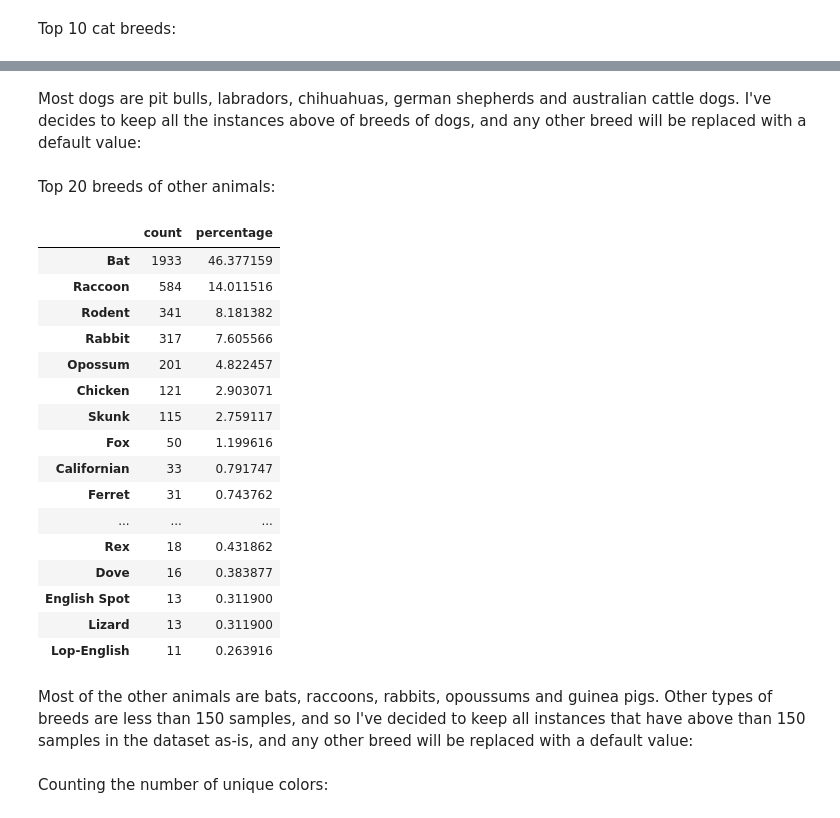
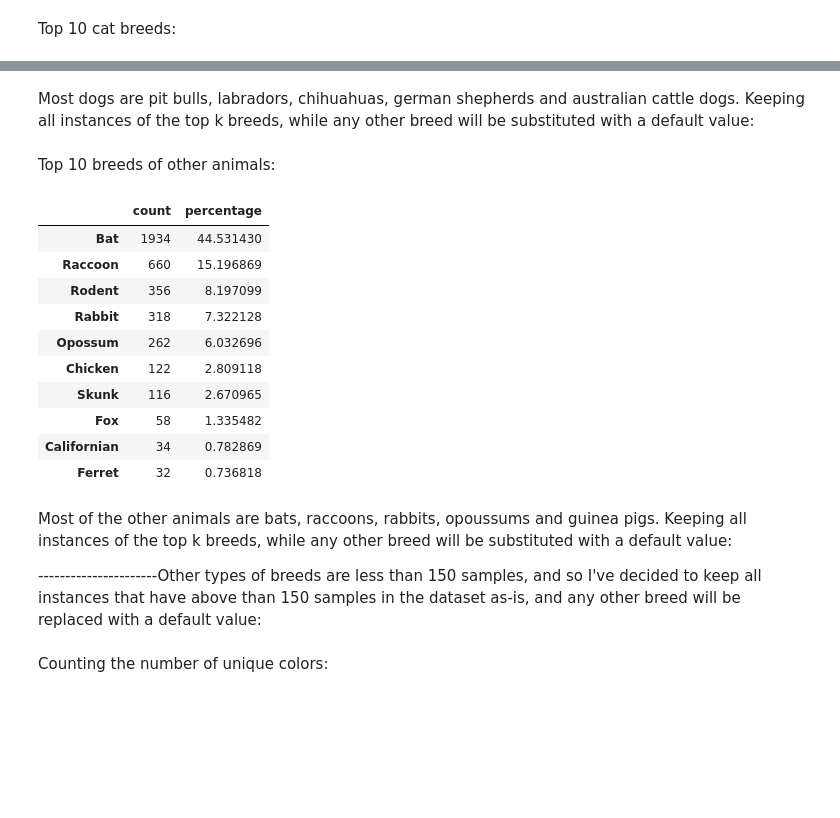
Before and after one commit to Darmendel/TDS-project, a Jupyter notebook: Final Pipeline.ipynb, the cells around one changed output, grey strips where cells are left out. Cells and saved outputs as stored; diff of their text form; code cells hidden in the pictures; blank space fills up the shorter version.

```diff
--- a/Final Pipeline.ipynb
+++ b/Final Pipeline.ipynb
@@ -722,7 +738,7 @@ df['color2'].fillna(default_color, inplace=True)
 df.drop(columns=['color'], inplace=True)
 
 # Rearrange the columns
-column_order = ['age_upon_outcome', 'animal_id', 'animal_type', 'breed', 'color1', 'color2',
+column_order = ['age_range', 'animal_id', 'animal_type', 'breed', 'color1', 'color2',
                 'outcome_year', 'outcome_month', 'outcome_date', 'outcome_weekday', 'outcome_hour',
                 'is_named', 'outcome_subtype', 'outcome_type', 'sex', 'spayed_neutered']
 df = df[column_order]
@@ -745,7 +761,7 @@ Adding a new column 'mixed_breed' (to identify if an animal is mixed breed or no
 df['mixed_breed'] = np.where(df['breed'].str.contains('Mix'), 'Yes', 'No')
 
 # Rearrange the columns
-column_order = ['age_upon_outcome', 'animal_id', 'animal_type', 'breed', 'mixed_breed', 'color1', 'color2',
+column_order = ['age_range', 'animal_id', 'animal_type', 'breed', 'mixed_breed', 'color1', 'color2',
                 'outcome_year', 'outcome_month', 'outcome_date', 'outcome_weekday', 'outcome_hour', 'is_named',
                 'outcome_subtype', 'outcome_type', 'sex', 'spayed_neutered']
 df = df[column_order]
@@ -805,3 +823,3 @@ Most cats are domestic shorthairs, domestic mediumhairs, domestic longhairs or s
 # %%
-df = set_top_k_breeds(df, 'Cat', 'Other Cat Breed', 4)
+df = set_top_k_breeds(df, 'Cat', 'Other Cat Breed', breed_counts[0])
 # %% [markdown]
@@ -830,30 +842,26 @@ top_k_dog_breeds.head(30)
 # %% [markdown]
-Most dogs are pit bulls, labradors, chihuahuas, german shepherds and australian cattle dogs. I've decides to keep all the instances above of breeds of dogs, and any other breed will be replaced with a default value:
+Most dogs are pit bulls, labradors, chihuahuas, german shepherds and australian cattle dogs. Keeping all instances of the top k breeds, while any other breed will be substituted with a default value:
 # %%
-df = set_top_k_breeds(df, 'Dog', 'Other Dog Breed', 30)
+df = set_top_k_breeds(df, 'Dog', 'Other Dog Breed', breed_counts[1])
 # %% [markdown]
-Top 20 breeds of other animals:
+Top 10 breeds of other animals:
 # %%
-top_k_other_breeds = pd.DataFrame(get_top_k(df, 'breed', 'Other', 20))
-top_k_other_breeds.head(20)
+top_k_other_breeds = pd.DataFrame(get_top_k(df, 'breed', 'Other', k))
+top_k_other_breeds.head(k)
 # %% [output]
 |  | count | percentage |
-| Bat | 1933 | 46.377159 |
-| Raccoon | 584 | 14.011516 |
-| Rodent | 341 | 8.181382 |
-| Rabbit | 317 | 7.605566 |
-| Opossum | 201 | 4.822457 |
-| Chicken | 121 | 2.903071 |
-| Skunk | 115 | 2.759117 |
-| Fox | 50 | 1.199616 |
-| Californian | 33 | 0.791747 |
-| Ferret | 31 | 0.743762 |
-| ... | ... | ... |
-| Rex | 18 | 0.431862 |
-| Dove | 16 | 0.383877 |
-| English Spot | 13 | 0.311900 |
-| Lizard | 13 | 0.311900 |
-| Lop-English | 11 | 0.263916 |
+| Bat | 1934 | 44.531430 |
+| Raccoon | 660 | 15.196869 |
+| Rodent | 356 | 8.197099 |
+| Rabbit | 318 | 7.322128 |
+| Opossum | 262 | 6.032696 |
+| Chicken | 122 | 2.809118 |
+| Skunk | 116 | 2.670965 |
+| Fox | 58 | 1.335482 |
+| Californian | 34 | 0.782869 |
+| Ferret | 32 | 0.736818 |
 # %% [markdown]
-Most of the other animals are bats, raccoons, rabbits, opoussums and guinea pigs. Other types of breeds are less than 150 samples, and so I've decided to keep all instances that have above than 150 samples in the dataset as-is, and any other breed will be replaced with a default value:
+Most of the other animals are bats, raccoons, rabbits, opoussums and guinea pigs. Keeping all instances of the top k breeds, while any other breed will be substituted with a default value:
+
+----------------------Other types of breeds are less than 150 samples, and so I've decided to keep all instances that have above than 150 samples in the dataset as-is, and any other breed will be replaced with a default value:
 # %%
```
Also changed, not shown: parts of 117 cells of this notebook, 3 other files.
